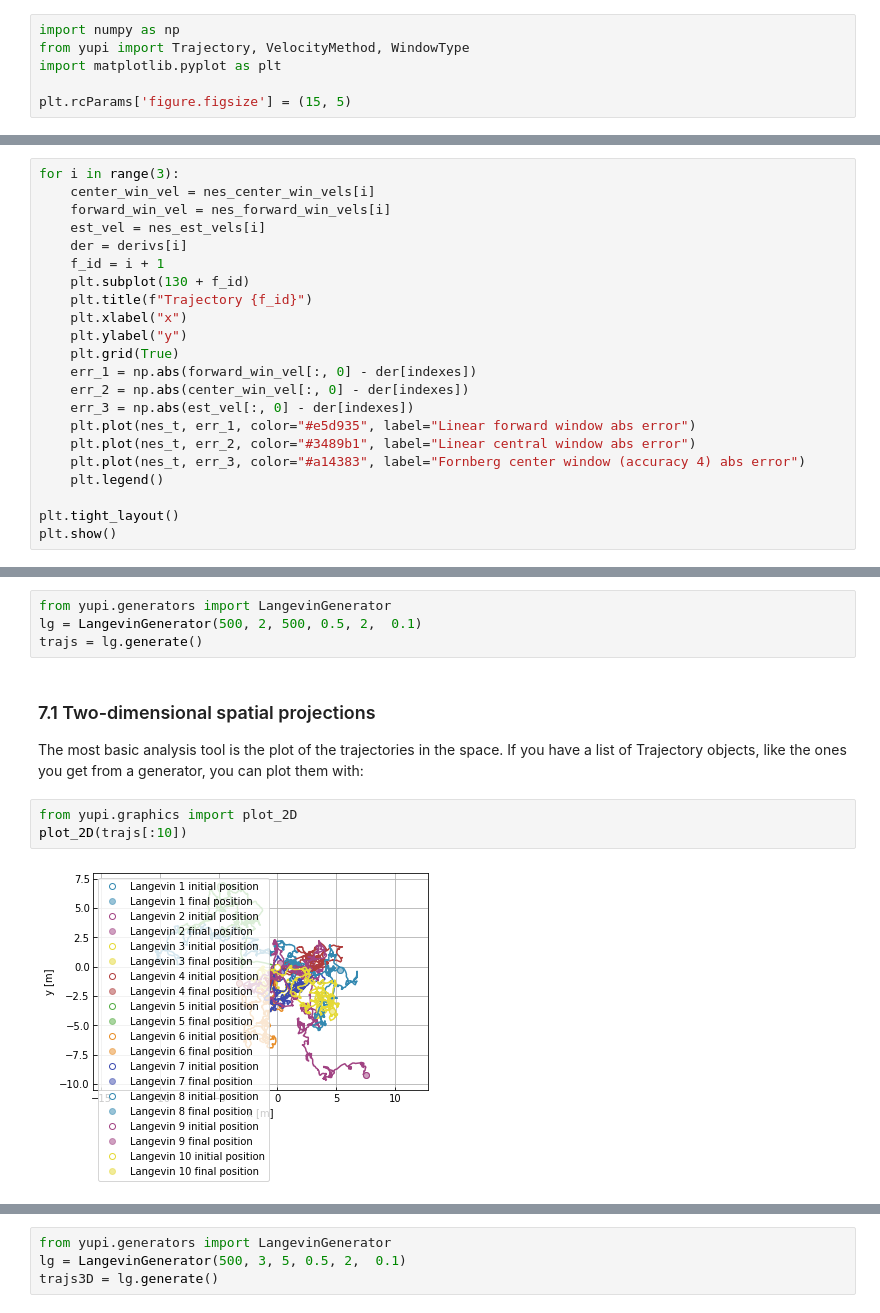
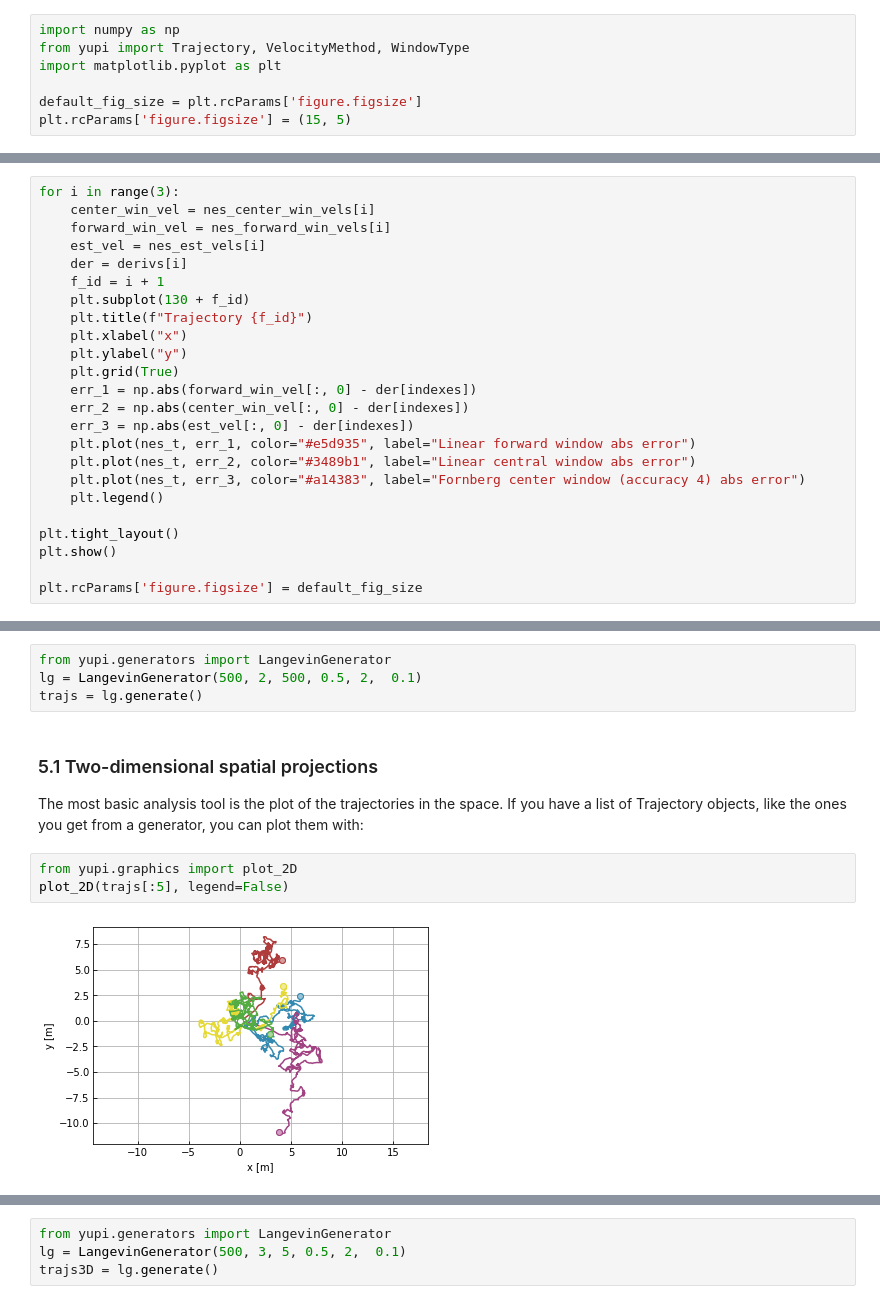
Before and after one commit to yupidevs/yupi_examples, a Jupyter notebook: yupi-tutorial.ipynb, the cells around one changed output, grey strips where cells are left out. Cells and saved outputs as stored; diff of their text form.

```diff
--- a/yupi-tutorial.ipynb
+++ b/yupi-tutorial.ipynb
@@ -76,6 +76,7 @@ import numpy as np
 from yupi import Trajectory, VelocityMethod, WindowType
 import matplotlib.pyplot as plt
 
+default_fig_size = plt.rcParams['figure.figsize']
 plt.rcParams['figure.figsize'] = (15, 5)
 # %% [markdown]
 First, let's create three functions:
@@ -335,6 +336,8 @@ for i in range(3):
 
 plt.tight_layout()
 plt.show()
+
+plt.rcParams['figure.figsize'] = default_fig_size
 # %% [output]
 [figure]
 # %% [markdown]
@@ -771,14 +760,14 @@ from yupi.generators import LangevinGenerator
 lg = LangevinGenerator(500, 2, 500, 0.5, 2,  0.1)
 trajs = lg.generate()
 # %% [markdown]
-### 7.1 Two-dimensional spatial projections
+### 5.1 Two-dimensional spatial projections
 
 The most basic analysis tool is the plot of the trajectories in the space. If you have a list of Trajectory objects, like the ones you get from a generator, you can plot them with:
 # %%
 from yupi.graphics import plot_2D
-plot_2D(trajs[:10])
+plot_2D(trajs[:5], legend=False)
 # %% [output]
-[figure, old version]
+[figure, new version]
 # %% [markdown]
 Notice that we limited to 10 the number of trajectories to plot for the sake of observability, but we will be using the full list of trajectories (traj) all over this tutorial.
 
```
Also changed, not shown: parts of 46 cells of this notebook.
